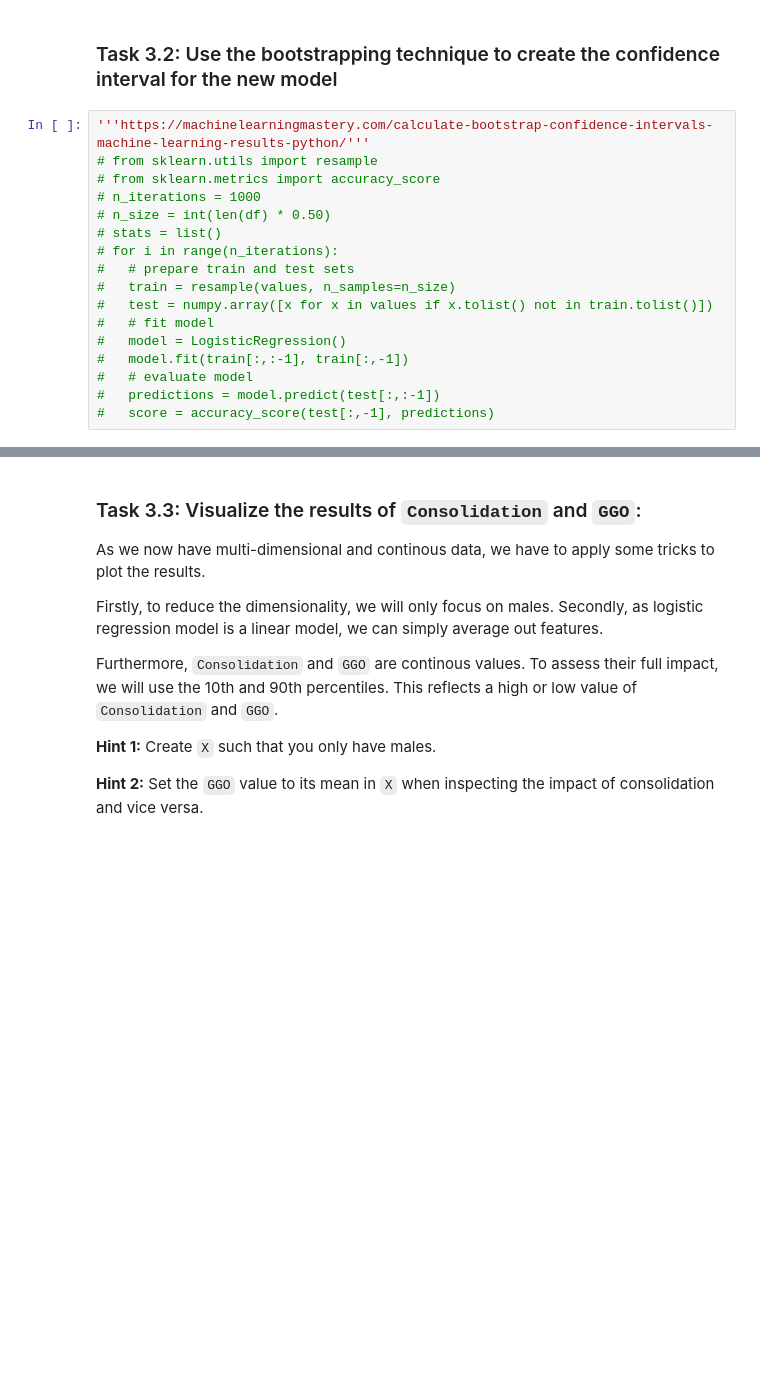
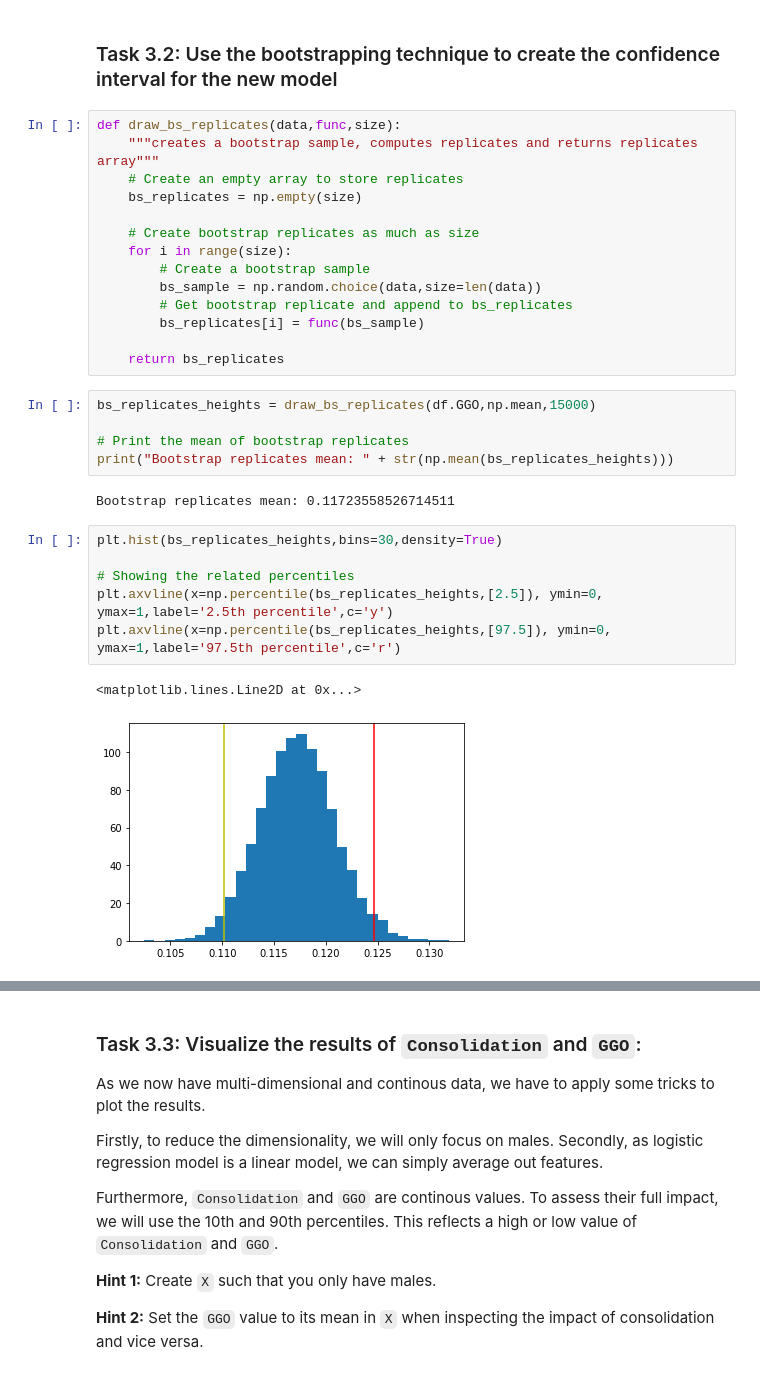
Before and after one commit to Aneruth/Clinical-Decision-Support-System, a Jupyter notebook: WPO4/WPO_4_student.ipynb, the cells around one changed output, grey strips where cells are left out. Cells and saved outputs as stored; diff of their text form; blank space fills up the shorter version.

```diff
--- a/WPO4/WPO_4_student.ipynb
+++ b/WPO4/WPO_4_student.ipynb
@@ -330,20 +329,33 @@ for i in range(N_bs):
 Answer to question 3.1: ...
 # %% [markdown]
 ### Task 3.2: Use the bootstrapping technique to create the confidence interval for the new model
-# %%
-'''https://machinelearningmastery.com/calculate-bootstrap-confidence-intervals-machine-learning-results-python/'''
-# from sklearn.utils import resample
-# from sklearn.metrics import accuracy_score
-# n_iterations = 1000
-# n_size = int(len(df) * 0.50)
-# stats = list()
-# for i in range(n_iterations):
-# 	# prepare train and test sets
-# 	train = resample(values, n_samples=n_size)
-# 	test = numpy.array([x for x in values if x.tolist() not in train.tolist()])
-# 	# fit model
-# 	model = LogisticRegression()
-# 	model.fit(train[:,:-1], train[:,-1])
-# 	# evaluate model
-# 	predictions = model.predict(test[:,:-1])
-# 	score = accuracy_score(test[:,-1], predictions)
+# %%
+def draw_bs_replicates(data,func,size):
+    """creates a bootstrap sample, computes replicates and returns replicates array"""
+    # Create an empty array to store replicates
+    bs_replicates = np.empty(size)
+
+    # Create bootstrap replicates as much as size
+    for i in range(size):
+        # Create a bootstrap sample
+        bs_sample = np.random.choice(data,size=len(data))
+        # Get bootstrap replicate and append to bs_replicates
+        bs_replicates[i] = func(bs_sample)
+
+    return bs_replicates
+# %%
+bs_replicates_heights = draw_bs_replicates(df.GGO,np.mean,15000)
+
+# Print the mean of bootstrap replicates
+print("Bootstrap replicates mean: " + str(np.mean(bs_replicates_heights)))
+# %% [output]
+Bootstrap replicates mean: 0.11723558526714511
+# %%
+plt.hist(bs_replicates_heights,bins=30,density=True)
+
+# Showing the related percentiles
+plt.axvline(x=np.percentile(bs_replicates_heights,[2.5]), ymin=0, ymax=1,label='2.5th percentile',c='y')
+plt.axvline(x=np.percentile(bs_replicates_heights,[97.5]), ymin=0, ymax=1,label='97.5th percentile',c='r')
+# %% [output]
+<matplotlib.lines.Line2D at 0x...>
+[figure, added]
```
Also changed, not shown: parts of 5 cells of this notebook.
